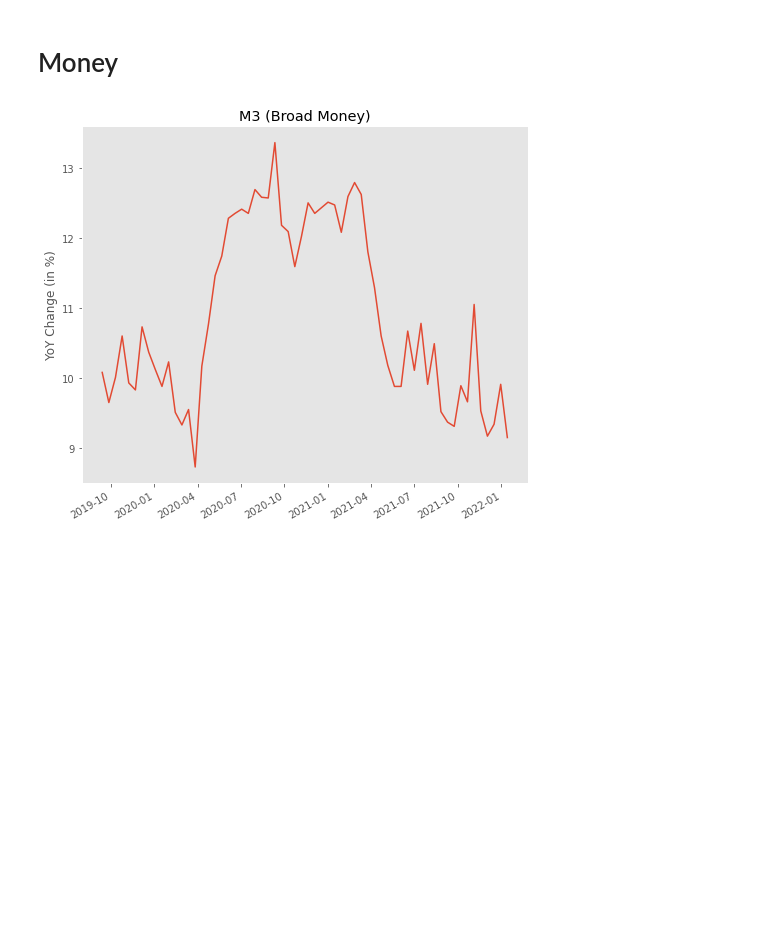
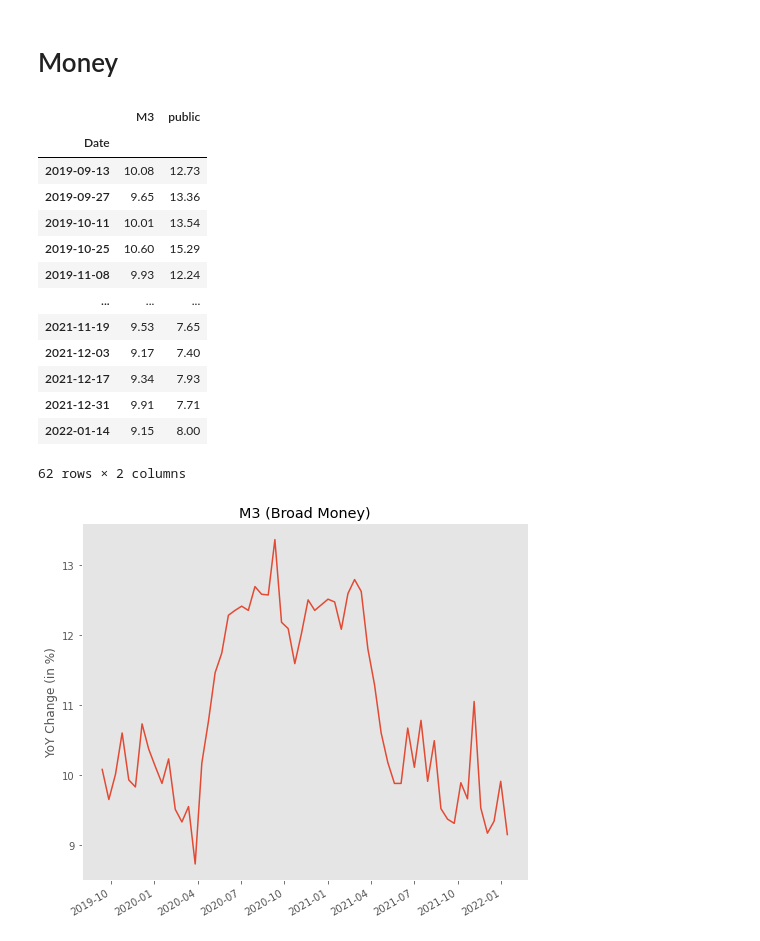
Before and after one commit to vibhavkhandelwal/nimf-tracker, a Jupyter notebook: Manual/manual.ipynb, the cells around one changed output. Drawn from its saved outputs; the diff is of its cells as text; code cells hidden in the pictures; blank space fills up the shorter version.

```diff
--- a/Manual/manual.ipynb
+++ b/Manual/manual.ipynb
@@ -373,6 +373,23 @@ plt.savefig(plot_output_dir+'govtexpenditure.png', dpi=300, bbox_inches='tight')
 # Money
 # %%
 money = pd.read_excel(excel_path, sheet_name="money",index_col=0, parse_dates=True)
+# %%
+money
+# %% [output]
+|  | M3 | public |
+| Date |  |  |
+| 2019-09-13 | 10.08 | 12.73 |
+| 2019-09-27 | 9.65 | 13.36 |
+| 2019-10-11 | 10.01 | 13.54 |
+| 2019-10-25 | 10.60 | 15.29 |
+| 2019-11-08 | 9.93 | 12.24 |
+| ... | ... | ... |
+| 2021-11-19 | 9.53 | 7.65 |
+| 2021-12-03 | 9.17 | 7.40 |
+| 2021-12-17 | 9.34 | 7.93 |
+| 2021-12-31 | 9.91 | 7.71 |
+| 2022-01-14 | 9.15 | 8.00 |
+62 rows × 2 columns
 # %%
 money['M3'].plot(figsize=(7,6), x_compat=True)
 plt.xlabel('')
```
Also changed, not shown: 7 other files.
